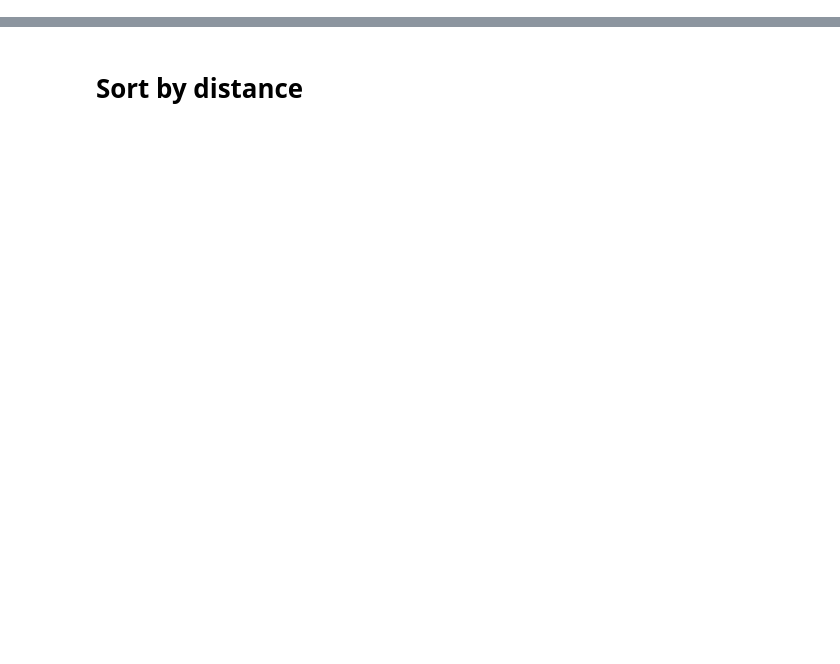
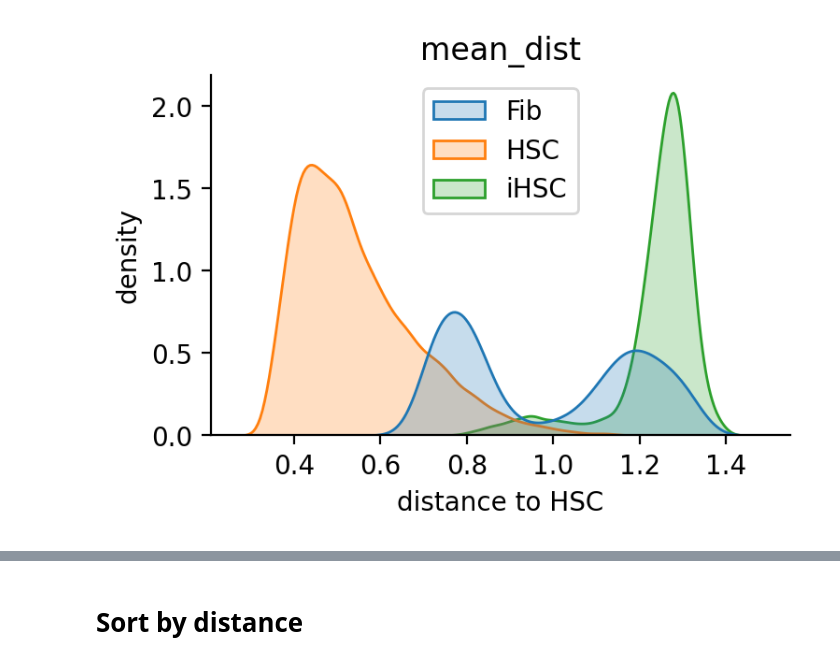
Before and after one commit to CooperStansbury/ONT-single-cell, a Jupyter notebook: notebooks/FIGURE_4_REF.ipynb, the cells around one changed output, grey strips where cells are left out. Cells and saved outputs as stored; diff of their text form; code cells hidden in the pictures; blank space fills up the shorter version.

```diff
--- a/notebooks/FIGURE_4_REF.ipynb
+++ b/notebooks/FIGURE_4_REF.ipynb
@@ -299,0 +309,21 @@ computing density on 'umap'
+# %%
+plt.rcParams['figure.dpi'] = 200
+plt.rcParams['figure.figsize'] = 4, 2.5
+sns.kdeplot(
+    data=ddf,
+    x='mean_dist',
+    fill=True,
+    hue='cell_type',
+)
+
+plt.ylabel("density")
+plt.xlabel("distance to HSC")
+sns.move_legend(
+    plt.gca(),
+    loc='best',
+    title="",
+)
+plt.title('mean_dist')
+sns.despine()
+# %% [output]
+[figure, added]
```
Also changed, not shown: parts of 49 cells of this notebook, 7 other files.
